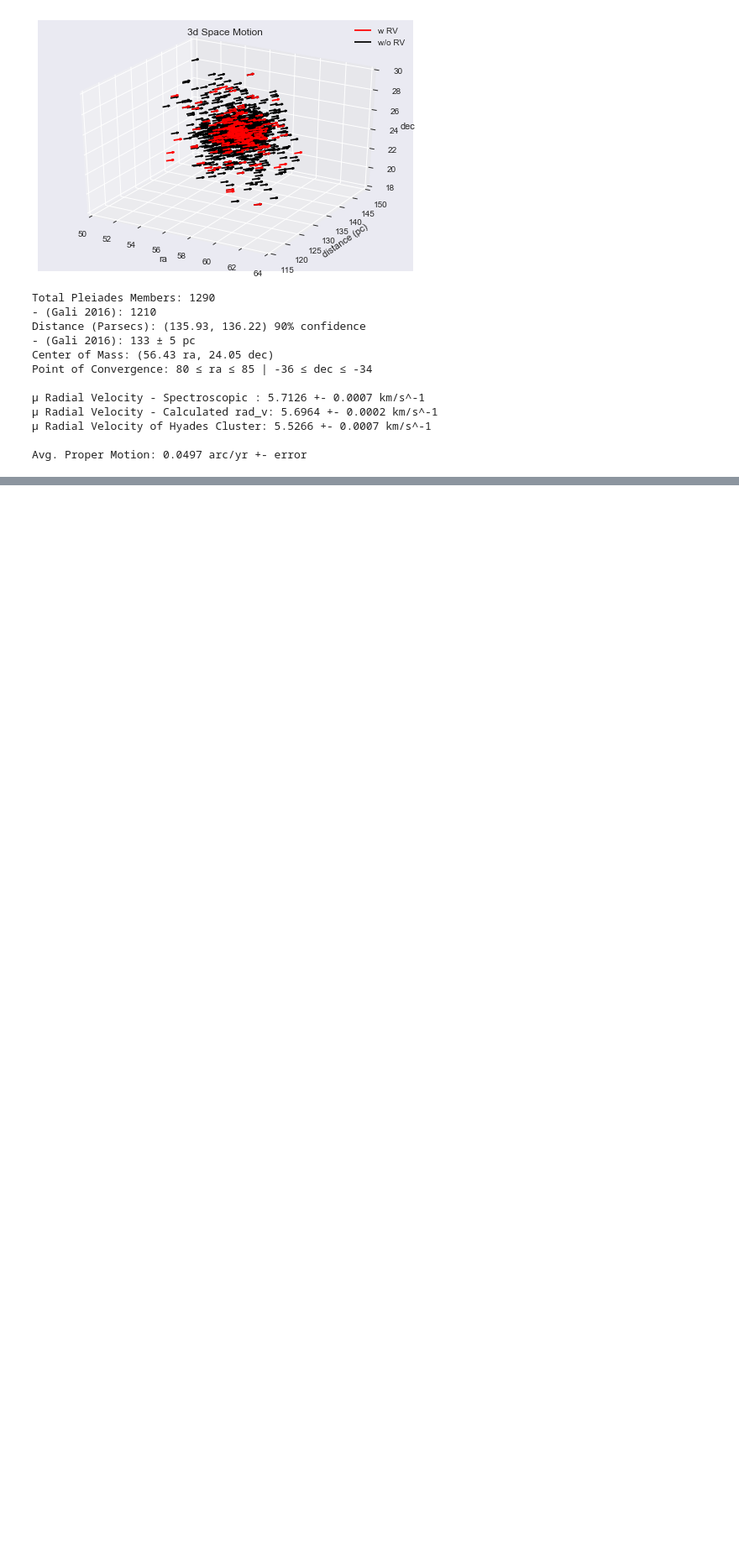
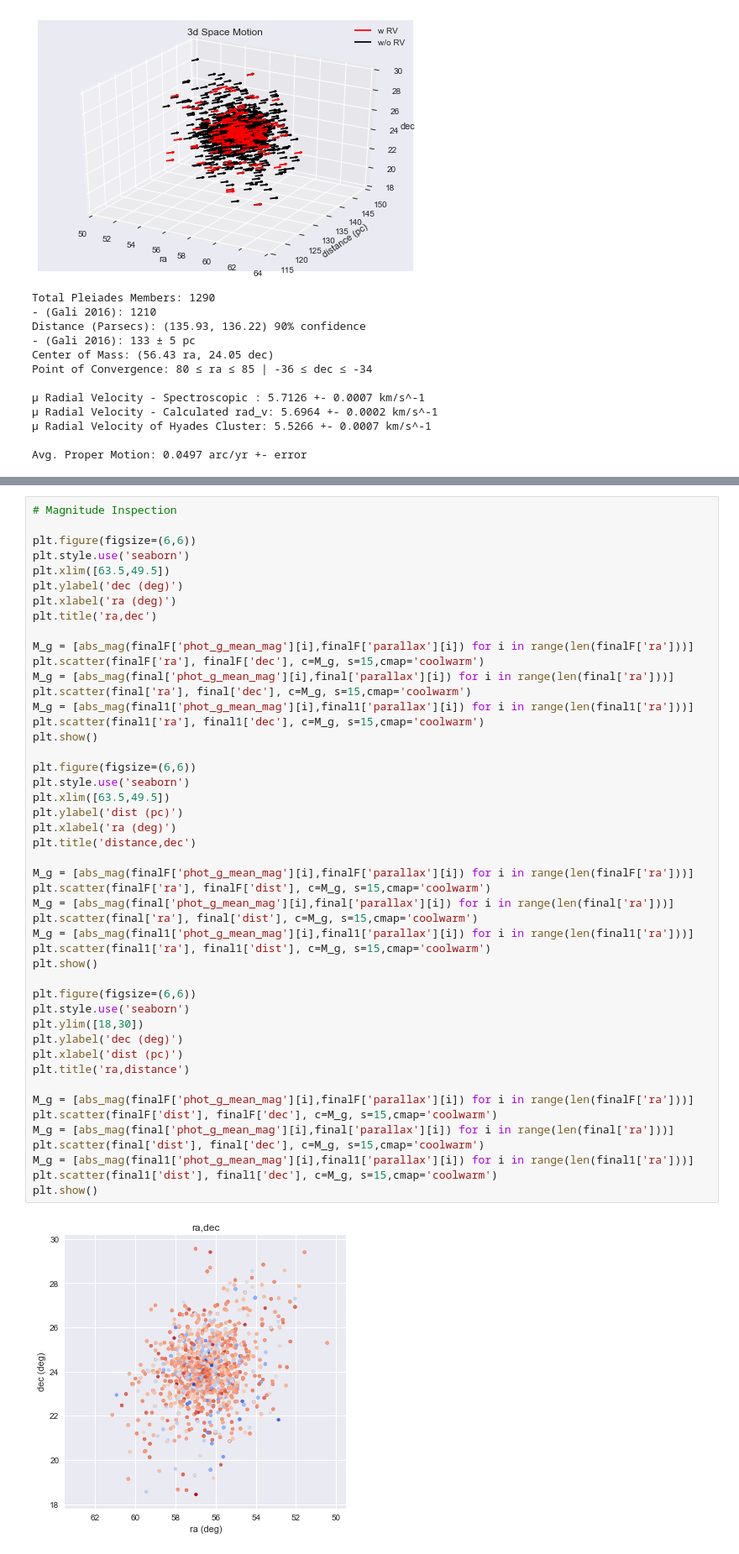
Before and after one commit to lrbuechner/Pleiades-Open-Cluster, a Jupyter notebook: Pleiades Open Cluster.ipynb, the cells around one changed output, grey strips where cells are left out. Shown at 84% size. Cells and saved outputs as stored; diff of their text form; blank space fills up the shorter version.

```diff
--- a/Pleiades Open Cluster.ipynb
+++ b/Pleiades Open Cluster.ipynb
@@ -1496,0 +1496,49 @@ plt.show()
+# %%
+# Magnitude Inspection
+
+plt.figure(figsize=(6,6))
+plt.style.use('seaborn')
+plt.xlim([63.5,49.5])
+plt.ylabel('dec (deg)')
+plt.xlabel('ra (deg)')
+plt.title('ra,dec')
+
+M_g = [abs_mag(finalF['phot_g_mean_mag'][i],finalF['parallax'][i]) for i in range(len(finalF['ra']))]
+plt.scatter(finalF['ra'], finalF['dec'], c=M_g, s=15,cmap='coolwarm')
+M_g = [abs_mag(final['phot_g_mean_mag'][i],final['parallax'][i]) for i in range(len(final['ra']))]
+plt.scatter(final['ra'], final['dec'], c=M_g, s=15,cmap='coolwarm')
+M_g = [abs_mag(final1['phot_g_mean_mag'][i],final1['parallax'][i]) for i in range(len(final1['ra']))]
+plt.scatter(final1['ra'], final1['dec'], c=M_g, s=15,cmap='coolwarm')
+plt.show()
+
+plt.figure(figsize=(6,6))
+plt.style.use('seaborn')
+plt.xlim([63.5,49.5])
+plt.ylabel('dist (pc)')
+plt.xlabel('ra (deg)')
+plt.title('distance,dec')
+
+M_g = [abs_mag(finalF['phot_g_mean_mag'][i],finalF['parallax'][i]) for i in range(len(finalF['ra']))]
+plt.scatter(finalF['ra'], finalF['dist'], c=M_g, s=15,cmap='coolwarm')
+M_g = [abs_mag(final['phot_g_mean_mag'][i],final['parallax'][i]) for i in range(len(final['ra']))]
+plt.scatter(final['ra'], final['dist'], c=M_g, s=15,cmap='coolwarm')
+M_g = [abs_mag(final1['phot_g_mean_mag'][i],final1['parallax'][i]) for i in range(len(final1['ra']))]
+plt.scatter(final1['ra'], final1['dist'], c=M_g, s=15,cmap='coolwarm')
+plt.show()
+
+plt.figure(figsize=(6,6))
+plt.style.use('seaborn')
+plt.ylim([18,30])
+plt.ylabel('dec (deg)')
+plt.xlabel('dist (pc)')
+plt.title('ra,distance')
+
+M_g = [abs_mag(finalF['phot_g_mean_mag'][i],finalF['parallax'][i]) for i in range(len(finalF['ra']))]
+plt.scatter(finalF['dist'], finalF['dec'], c=M_g, s=15,cmap='coolwarm')
+M_g = [abs_mag(final['phot_g_mean_mag'][i],final['parallax'][i]) for i in range(len(final['ra']))]
+plt.scatter(final['dist'], final['dec'], c=M_g, s=15,cmap='coolwarm')
+M_g = [abs_mag(final1['phot_g_mean_mag'][i],final1['parallax'][i]) for i in range(len(final1['ra']))]
+plt.scatter(final1['dist'], final1['dec'], c=M_g, s=15,cmap='coolwarm')
+plt.show()
+# %% [output]
+[figure, added]
```
Also changed, not shown: parts of 4 cells of this notebook.
